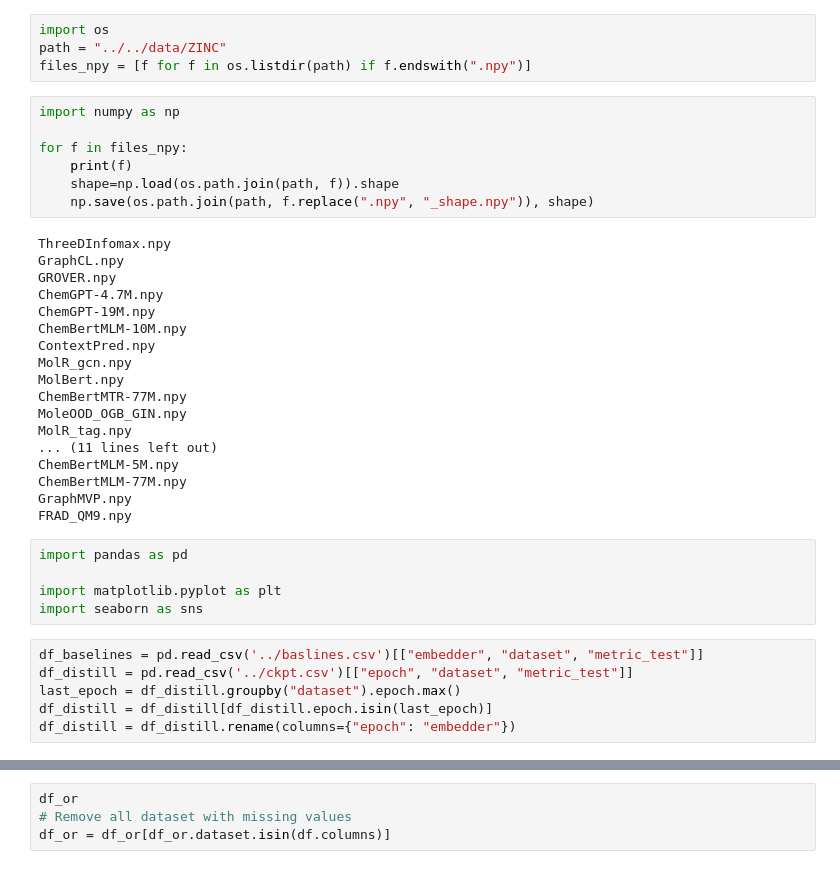
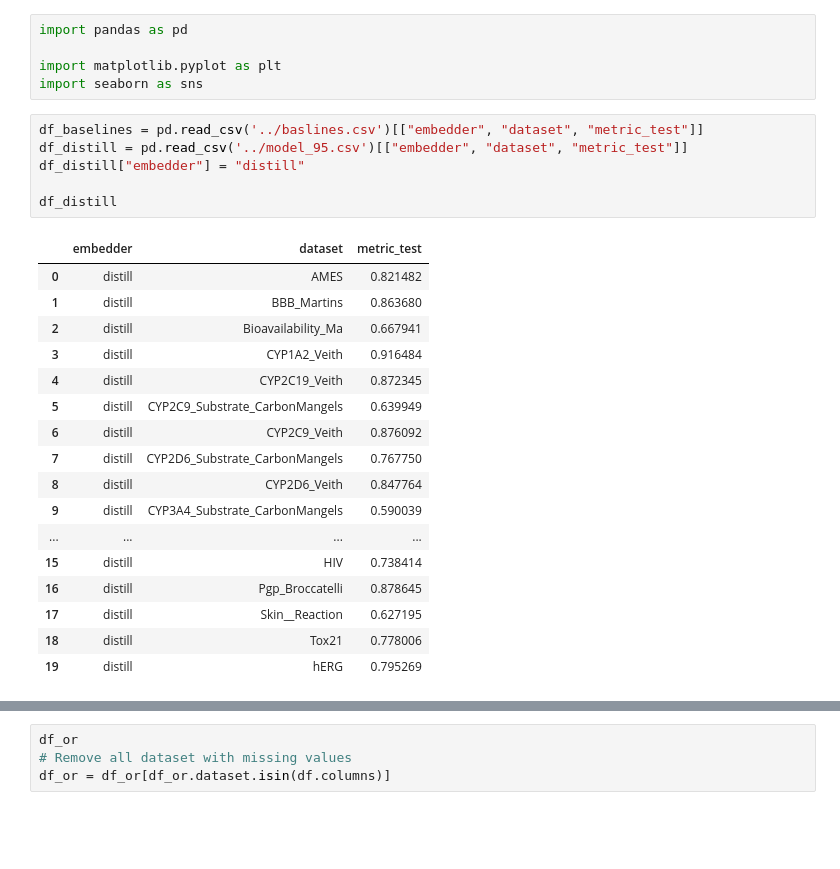
Before and after one commit to ills-montreal/mol-distill, a Jupyter notebook: molDistill/analyze_results.ipynb, the cells around one changed output, grey strips where cells are left out. Saved outputs shown, nothing was run; the diff lists cells and outputs as text; blank space fills up the shorter version.

```diff
--- a/molDistill/analyze_results.ipynb
+++ b/molDistill/analyze_results.ipynb
@@ -1,32 +1,3 @@
-# %%
-import os
-path = "../../data/ZINC"
-files_npy = [f for f in os.listdir(path) if f.endswith(".npy")]
-# %%
-import numpy as np
-
-for f in files_npy:
-    print(f)
-    shape=np.load(os.path.join(path, f)).shape
-    np.save(os.path.join(path, f.replace(".npy", "_shape.npy")), shape)
-# %% [output]
-ThreeDInfomax.npy
-GraphCL.npy
-GROVER.npy
-ChemGPT-4.7M.npy
-ChemGPT-19M.npy
-ChemBertMLM-10M.npy
-ContextPred.npy
-MolR_gcn.npy
-MolBert.npy
-ChemBertMTR-77M.npy
-MoleOOD_OGB_GIN.npy
-MolR_tag.npy
-... (11 lines left out)
-ChemBertMLM-5M.npy
-ChemBertMLM-77M.npy
-GraphMVP.npy
-FRAD_QM9.npy
 # %%
 import pandas as pd
 
@@ -34,7 +5,25 @@ import matplotlib.pyplot as plt
 import seaborn as sns
 # %%
 df_baselines = pd.read_csv('../baslines.csv')[["embedder", "dataset", "metric_test"]]
-df_distill = pd.read_csv('../ckpt.csv')[["epoch", "dataset", "metric_test"]]
-last_epoch = df_distill.groupby("dataset").epoch.max()
-df_distill = df_distill[df_distill.epoch.isin(last_epoch)]
-df_distill = df_distill.rename(columns={"epoch": "embedder"})
+df_distill = pd.read_csv('../model_95.csv')[["embedder", "dataset", "metric_test"]]
+df_distill["embedder"] = "distill"
+
+df_distill
+# %% [output]
+|  | embedder | dataset | metric_test |
+| 0 | distill | AMES | 0.821482 |
+| 1 | distill | BBB_Martins | 0.863680 |
+| 2 | distill | Bioavailability_Ma | 0.667941 |
+| 3 | distill | CYP1A2_Veith | 0.916484 |
+| 4 | distill | CYP2C19_Veith | 0.872345 |
+| 5 | distill | CYP2C9_Substrate_CarbonMangels | 0.639949 |
+| 6 | distill | CYP2C9_Veith | 0.876092 |
+| 7 | distill | CYP2D6_Substrate_CarbonMangels | 0.767750 |
+| 8 | distill | CYP2D6_Veith | 0.847764 |
+| 9 | distill | CYP3A4_Substrate_CarbonMangels | 0.590039 |
+| ... | ... | ... | ... |
+| 15 | distill | HIV | 0.738414 |
+| 16 | distill | Pgp_Broccatelli | 0.878645 |
+| 17 | distill | Skin__Reaction | 0.627195 |
+| 18 | distill | Tox21 | 0.778006 |
+| 19 | distill | hERG | 0.795269 |
```
Also changed, not shown: parts of 9 cells of this notebook.
